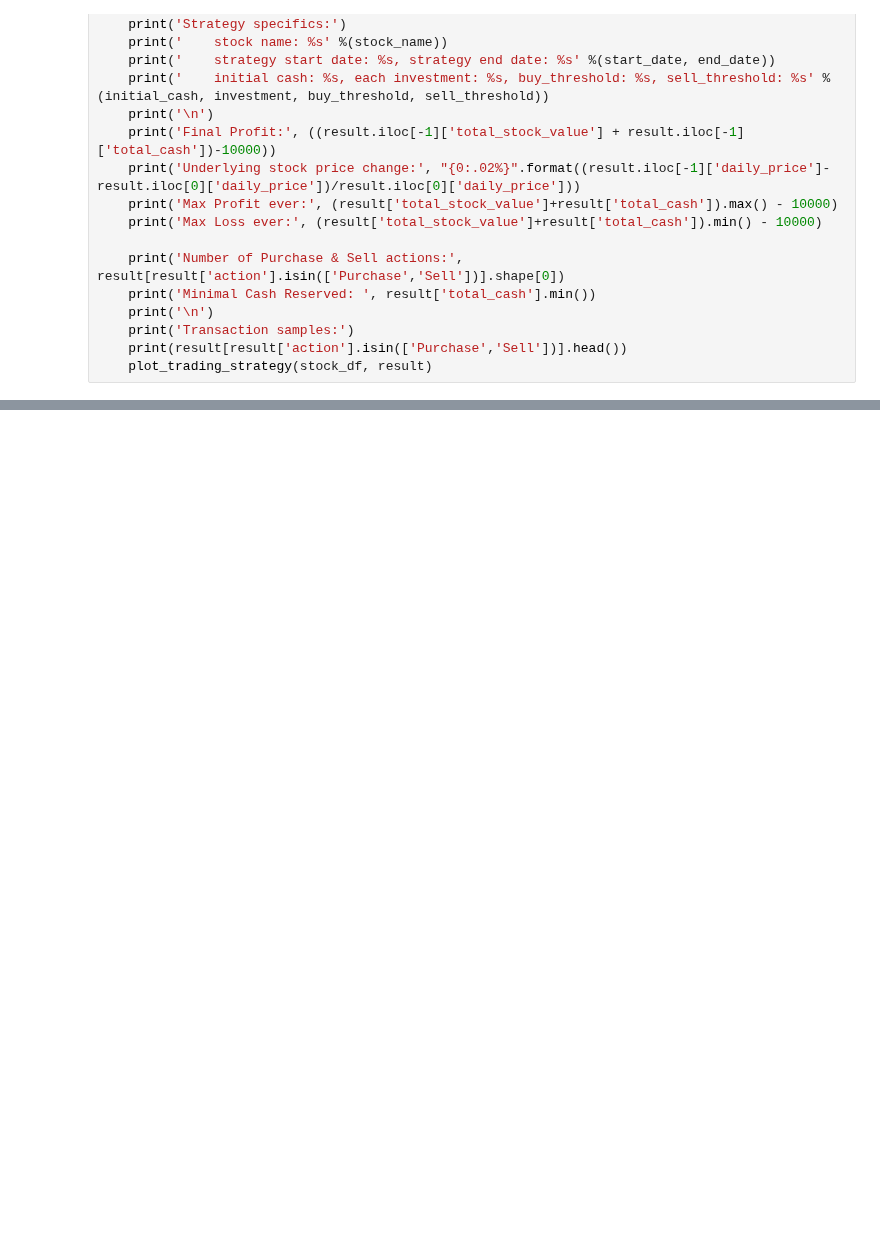
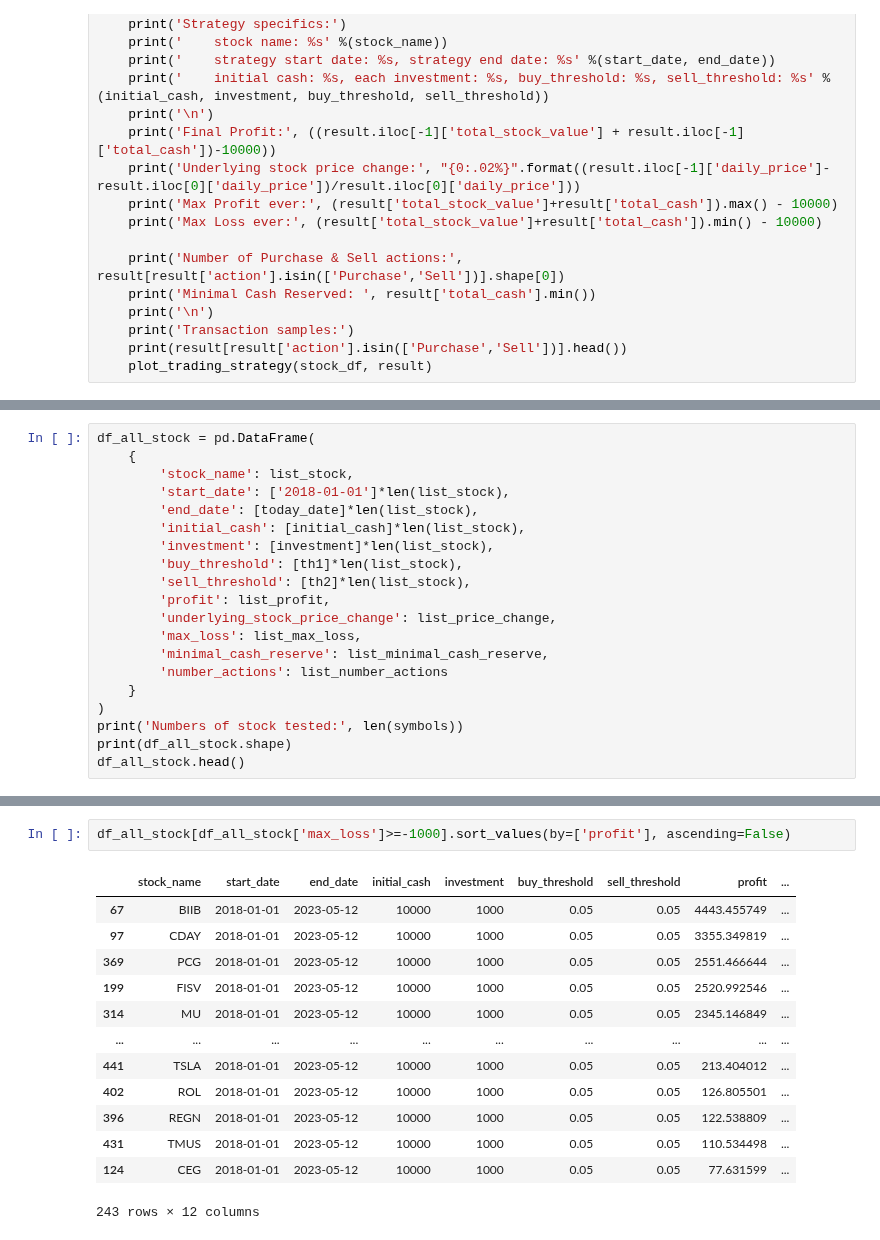
Before and after one commit to Yuchen-Peng/trading_strategy, a Jupyter notebook: notebooks/concise-notebook.ipynb, the cells around one changed output, grey strips where cells are left out. Cells and saved outputs as stored; diff of their text form; blank space fills up the shorter version.

```diff
--- a/notebooks/concise-notebook.ipynb
+++ b/notebooks/concise-notebook.ipynb
@@ -215,0 +337,20 @@ Strategy specifics:
+# %%
+df_all_stock = pd.DataFrame(
+    {
+        'stock_name': list_stock,
+        'start_date': ['2018-01-01']*len(list_stock),
+        'end_date': [today_date]*len(list_stock),
+        'initial_cash': [initial_cash]*len(list_stock),
+        'investment': [investment]*len(list_stock),
+        'buy_threshold': [th1]*len(list_stock),
+        'sell_threshold': [th2]*len(list_stock),
+        'profit': list_profit,
+        'underlying_stock_price_change': list_price_change,
+        'max_loss': list_max_loss,
+        'minimal_cash_reserve': list_minimal_cash_reserve,
+        'number_actions': list_number_actions
+    }
+)
+print('Numbers of stock tested:', len(symbols))
+print(df_all_stock.shape)
+df_all_stock.head()
@@ -215,0 +422,16 @@ Strategy specifics:
+# %%
+df_all_stock[df_all_stock['max_loss']>=-1000].sort_values(by=['profit'], ascending=False)
+# %% [output]
+|  | stock_name | start_date | end_date | initial_cash | investment | buy_threshold | sell_threshold | profit | ... |
+| 67 | BIIB | 2018-01-01 | 2023-05-12 | 10000 | 1000 | 0.05 | 0.05 | 4443.455749 | ... |
+| 97 | CDAY | 2018-01-01 | 2023-05-12 | 10000 | 1000 | 0.05 | 0.05 | 3355.349819 | ... |
+| 369 | PCG | 2018-01-01 | 2023-05-12 | 10000 | 1000 | 0.05 | 0.05 | 2551.466644 | ... |
+| 199 | FISV | 2018-01-01 | 2023-05-12 | 10000 | 1000 | 0.05 | 0.05 | 2520.992546 | ... |
+| 314 | MU | 2018-01-01 | 2023-05-12 | 10000 | 1000 | 0.05 | 0.05 | 2345.146849 | ... |
+| ... | ... | ... | ... | ... | ... | ... | ... | ... | ... |
+| 441 | TSLA | 2018-01-01 | 2023-05-12 | 10000 | 1000 | 0.05 | 0.05 | 213.404012 | ... |
+| 402 | ROL | 2018-01-01 | 2023-05-12 | 10000 | 1000 | 0.05 | 0.05 | 126.805501 | ... |
+| 396 | REGN | 2018-01-01 | 2023-05-12 | 10000 | 1000 | 0.05 | 0.05 | 122.538809 | ... |
+| 431 | TMUS | 2018-01-01 | 2023-05-12 | 10000 | 1000 | 0.05 | 0.05 | 110.534498 | ... |
+| 124 | CEG | 2018-01-01 | 2023-05-12 | 10000 | 1000 | 0.05 | 0.05 | 77.631599 | ... |
+243 rows × 12 columns
```
Also changed, not shown: parts of 19 cells of this notebook.
